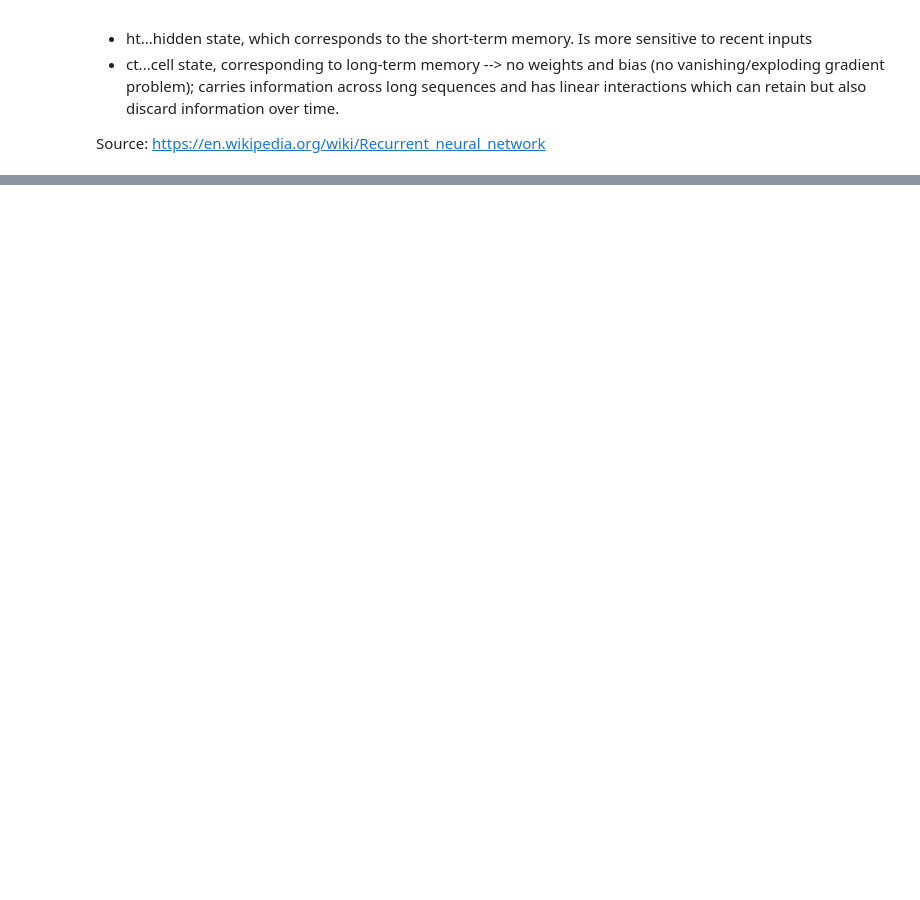
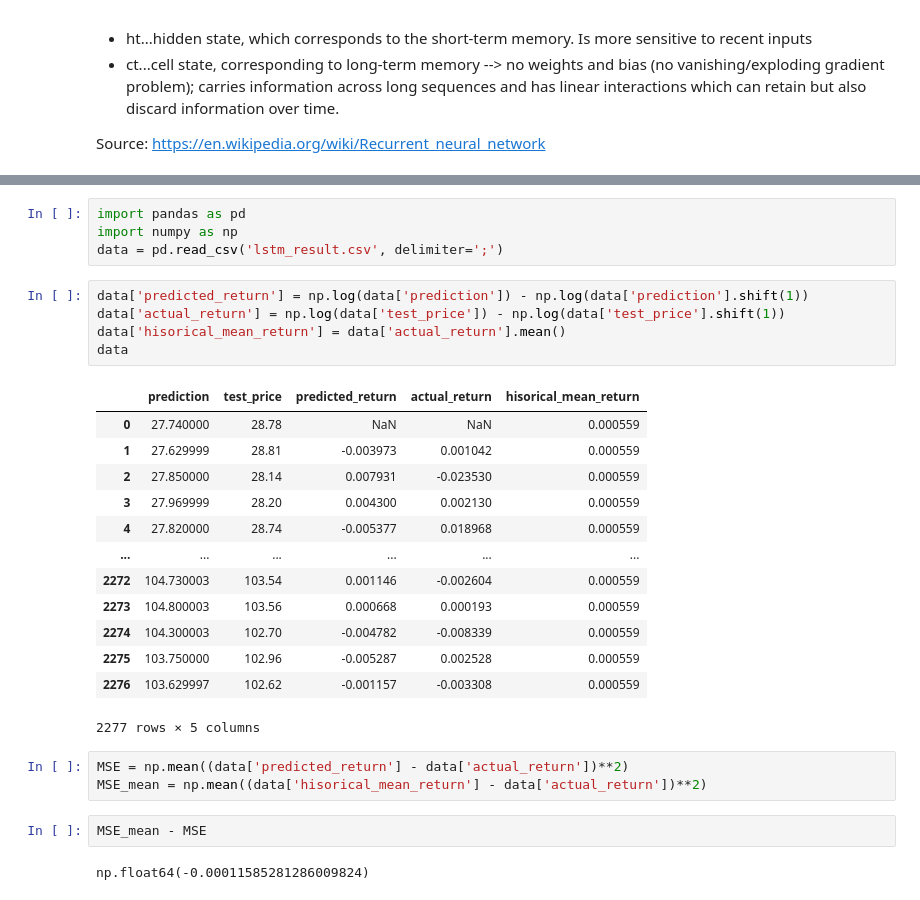
Before and after one commit to juliusd01/Deep_Learning, a Jupyter notebook: Applications/Basic_DL_Concepts/RNN.ipynb, the cells around one changed output, grey strips where cells are left out. Cells and saved outputs as stored; diff of their text form; blank space fills up the shorter version.

```diff
--- a/Applications/Basic_DL_Concepts/RNN.ipynb
+++ b/Applications/Basic_DL_Concepts/RNN.ipynb
@@ -70,0 +75,30 @@ Source: https://en.wikipedia.org/wiki/Recurrent_neural_network
+# %%
+import pandas as pd
+import numpy as np
+data = pd.read_csv('lstm_result.csv', delimiter=';')
+# %%
+data['predicted_return'] = np.log(data['prediction']) - np.log(data['prediction'].shift(1))
+data['actual_return'] = np.log(data['test_price']) - np.log(data['test_price'].shift(1))
+data['hisorical_mean_return'] = data['actual_return'].mean()
+data
+# %% [output]
+|  | prediction | test_price | predicted_return | actual_return | hisorical_mean_return |
+| 0 | 27.740000 | 28.78 | NaN | NaN | 0.000559 |
+| 1 | 27.629999 | 28.81 | -0.003973 | 0.001042 | 0.000559 |
+| 2 | 27.850000 | 28.14 | 0.007931 | -0.023530 | 0.000559 |
+| 3 | 27.969999 | 28.20 | 0.004300 | 0.002130 | 0.000559 |
+| 4 | 27.820000 | 28.74 | -0.005377 | 0.018968 | 0.000559 |
+| ... | ... | ... | ... | ... | ... |
+| 2272 | 104.730003 | 103.54 | 0.001146 | -0.002604 | 0.000559 |
+| 2273 | 104.800003 | 103.56 | 0.000668 | 0.000193 | 0.000559 |
+| 2274 | 104.300003 | 102.70 | -0.004782 | -0.008339 | 0.000559 |
+| 2275 | 103.750000 | 102.96 | -0.005287 | 0.002528 | 0.000559 |
+| 2276 | 103.629997 | 102.62 | -0.001157 | -0.003308 | 0.000559 |
+2277 rows × 5 columns
+# %%
+MSE = np.mean((data['predicted_return'] - data['actual_return'])**2)
+MSE_mean = np.mean((data['hisorical_mean_return'] - data['actual_return'])**2)
+# %%
+MSE_mean - MSE
+# %% [output]
+np.float64(-0.00011585281286009824)
```
Also changed, not shown: parts of 3 cells of this notebook, 6 other files.
